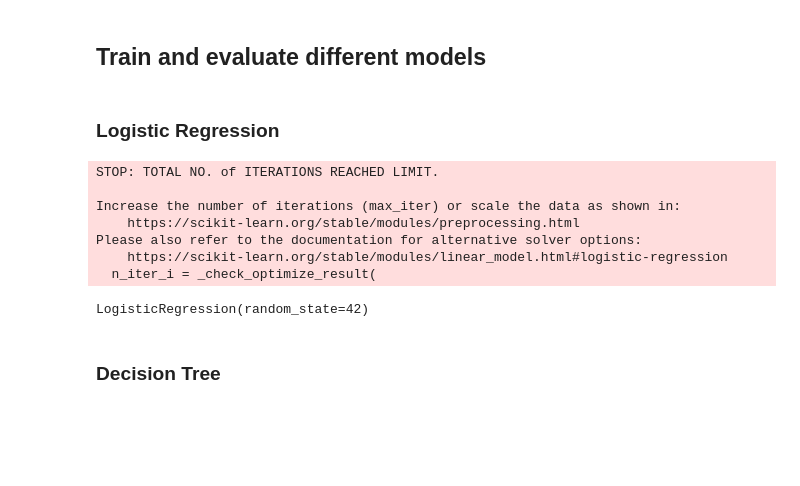
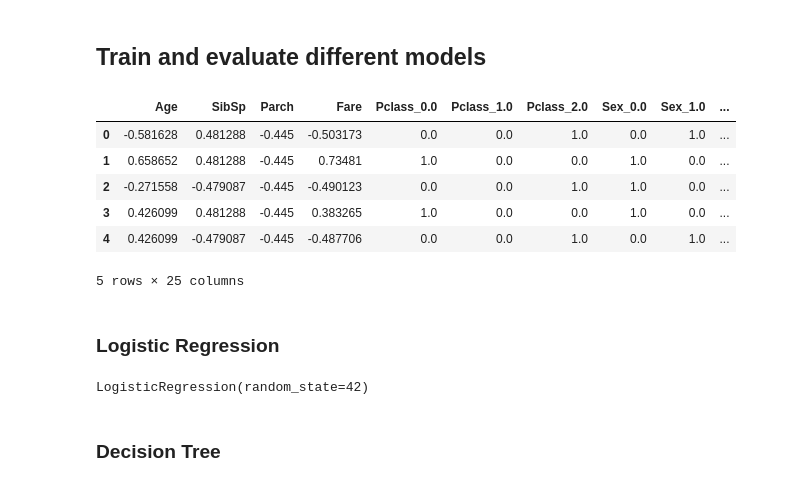
Before and after one commit to MartinRajniak/Kaggle-Projects, a Jupyter notebook: titanic.ipynb, the cells around one changed output. Saved outputs shown, nothing was run; the diff lists cells and outputs as text; code cells hidden in the pictures; blank space fills up the shorter version.

```diff
--- a/titanic.ipynb
+++ b/titanic.ipynb
@@ -109,0 +115,18 @@ print("% of men who survived:", rate_men)
+# %%
+all_data["Title"] = (
+    all_data["Name"].str.split(", ", expand=True)[1].str.split(".", expand=True)[0]
+)
+
+# This should retain information for most prevalant ones but remove the outliers
+all_data["Title"] = (
+    all_data["Title"]
+    .replace(
+        ["Mrs", "Lady", "Mme", "the Countess", "Dona"],
+        "Married woman",
+    )
+    .replace(["Miss", "Mlle", "Ms"], "Unmarried woman")
+    .replace(
+        ["Dr", "Col", "Major", "Jonkheer", "Capt", "Sir", "Don", "Rev"],
+        "Dr/Military/Noble/Clergy",
+    )
+)
@@ -255,7 +291,7 @@ cat_pipeline = Pipeline(
 )
 # %%
 num_attribs = ["Age", "SibSp", "Parch", "Fare"]
-cat_attribs = ["Pclass", "Sex", "Embarked", "Deck"]
+cat_attribs = ["Pclass", "Sex", "Embarked", "Deck", "Title"]
 
 preprocess_pipeline = ColumnTransformer([
         ("num", num_pipeline, num_attribs),
@@ -272,24 +308,27 @@ transformed_data_df = pd.DataFrame(
 
 train_data, test_data = divide_df(transformed_data_df)
 
-X = train_data.drop("Survived", axis=1)
+X = train_data.drop(["Survived", "PassengerId"], axis=1)
 y = train_data["Survived"].copy().astype("int64")
 
-X_test = test_data
+X_test = test_data.drop(["PassengerId"], axis=1)
+# %%
+X.head()
+# %% [output]
+|  | Age | SibSp | Parch | Fare | Pclass_0.0 | Pclass_1.0 | Pclass_2.0 | Sex_0.0 | Sex_1.0 | ... |
+| 0 | -0.581628 | 0.481288 | -0.445 | -0.503173 | 0.0 | 0.0 | 1.0 | 0.0 | 1.0 | ... |
+| 1 | 0.658652 | 0.481288 | -0.445 | 0.73481 | 1.0 | 0.0 | 0.0 | 1.0 | 0.0 | ... |
+| 2 | -0.271558 | -0.479087 | -0.445 | -0.490123 | 0.0 | 0.0 | 1.0 | 1.0 | 0.0 | ... |
+| 3 | 0.426099 | 0.481288 | -0.445 | 0.383265 | 1.0 | 0.0 | 0.0 | 1.0 | 0.0 | ... |
+| 4 | 0.426099 | -0.479087 | -0.445 | -0.487706 | 0.0 | 0.0 | 1.0 | 0.0 | 1.0 | ... |
+5 rows × 25 columns
 # %% [markdown]
 ### Logistic Regression
 # %%
 lg_model = LogisticRegression(random_state=RANDOM_STATE)
 lg_model.fit(X, y)
 # %% [output]
-STOP: TOTAL NO. of ITERATIONS REACHED LIMIT.
-
-Increase the number of iterations (max_iter) or scale the data as shown in:
-    https://scikit-learn.org/stable/modules/preprocessing.html
-Please also refer to the documentation for alternative solver options:
-    https://scikit-learn.org/stable/modules/linear_model.html#logistic-regression
-  n_iter_i = _check_optimize_result(
+LogisticRegression(random_state=42)
-LogisticRegression(random_state=42)
 # %% [markdown]
 ### Decision Tree
 # %%
```
Also changed, not shown: parts of 10 cells of this notebook, 1 other file.
